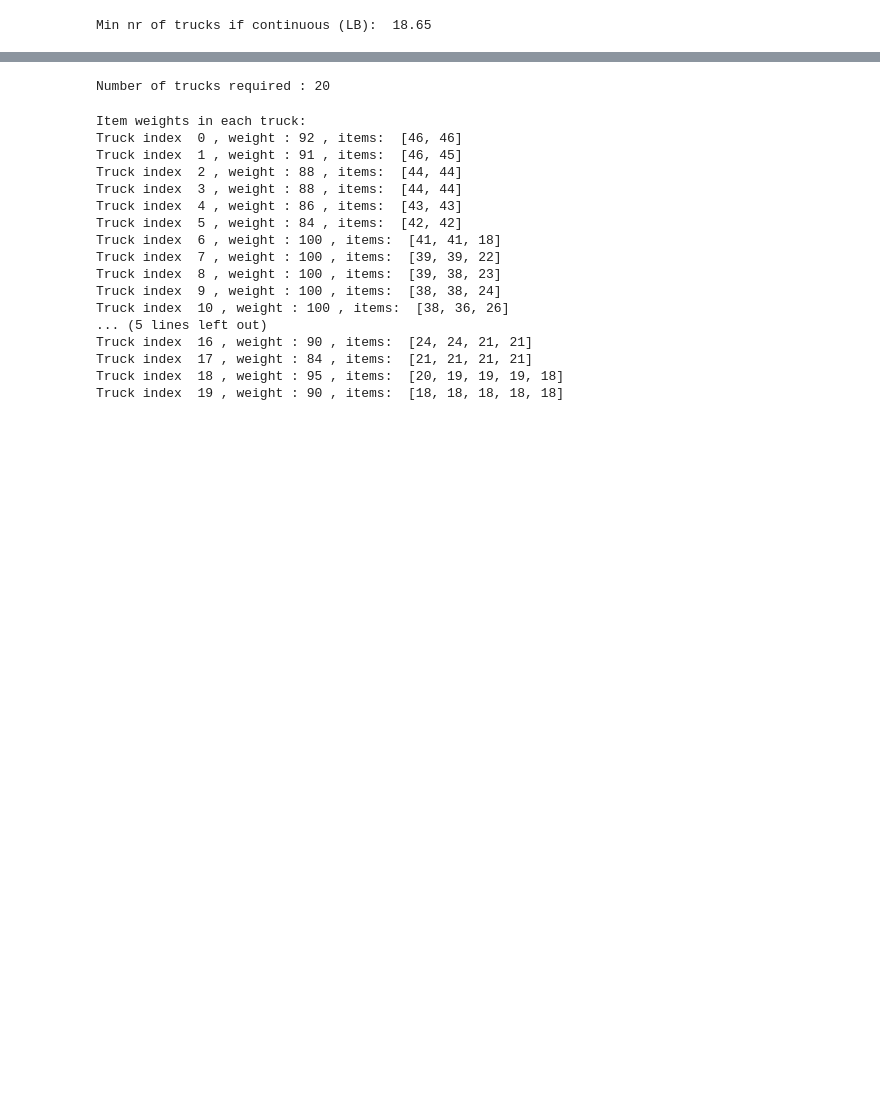
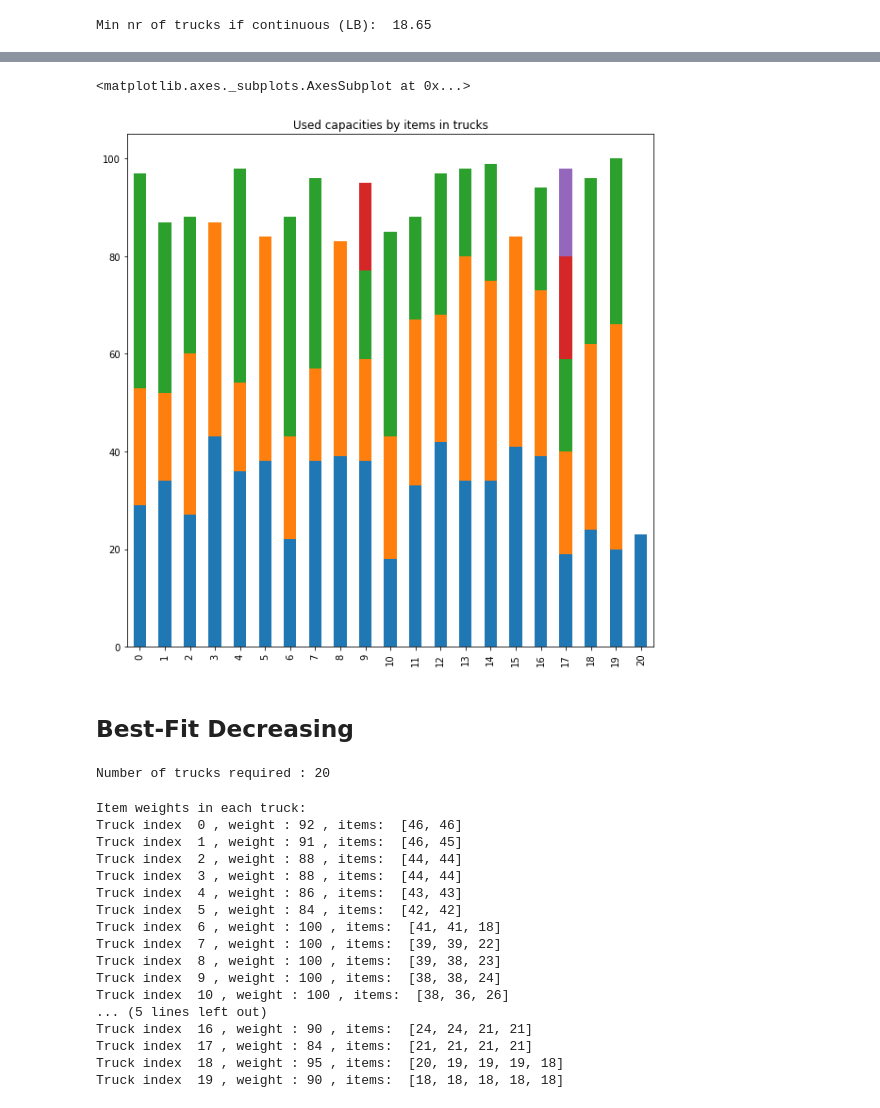
Before and after one commit to GLopezMUZH/Packing_and_Vehcicle_Routing, a Jupyter notebook: L&GV_Ex4_Part1_ItemsFromPlants.ipynb, the cells around one changed output, grey strips where cells are left out. Saved outputs shown, nothing was run; the diff lists cells and outputs as text; code cells hidden in the pictures; blank space fills up the shorter version.

```diff
--- a/L&GV_Ex4_Part1_ItemsFromPlants.ipynb
+++ b/L&GV_Ex4_Part1_ItemsFromPlants.ipynb
@@ -91,11 +98,7 @@ def invalidateSelected(w_arr, p_arr, selectedIndexes, excededWeight):
 # %%
 # Returns number of bins required using best fit online algorithm
 # code based on https://www.geeksforgeeks.org/bin-packing-problem-minimize-number-of-used-bins/
-def bestFitDecreasing(unordered_weights, n, c):
-
-    # Sort by weight decreasing
-    weights = np.sort(unordered_weights)[::-1]
-
+def bestFit(weights, n, c):
     # Initialize result (Count of bins)
     res = 0
 
@@ -135,6 +138,19 @@ def bestFitDecreasing(unordered_weights, n, c):
             #print("Assign to best truck. Idx =  ", bi, ", item idx = ", i, ", weight = ", weights[i])
             trucks_items[bi].append(i)
             trucks_items_weights[bi].append(weights[i])
-    return res, trucks_items, trucks_items_weights
+
+        # return only used bins
+        t_i_w = []
+        for i in range(n):
+            if sum(trucks_items_weights[i]) > 0:
+                t_i_w.append(trucks_items_weights[i])
+
+        # return only used bins
+        t_i = []
+        for i in range(n):
+            if sum(trucks_items[i]) > 0:
+                 t_i.append(trucks_items[i])
+
+    return res, t_i, t_i_w
 
 # This code is contributed by Rajput-Ji + GLM alterations
@@ -298,0 +365,9 @@ Min nr of trucks if continuous (LB):  18.65
+# %%
+n = len(w3_arr)
+nr_trucks = 0
+trucks_items = []
+trucks_items_weights = []
+
+nr_trucks, trucks_items, trucks_items_weights = bestFit(w3_arr, n, W_val)
+
+print("Number of trucks required :", nr_trucks)
@@ -299,3 +396,12 @@ Min nr of trucks if continuous (LB):  18.65
+# %%
+df = pd.DataFrame(trucks_items_weights)
+df = df.fillna(0)
+df.plot(kind='bar', stacked=True,title='Used capacities by items in trucks', figsize=(10,10), legend = False)
+# %% [output]
+<matplotlib.axes._subplots.AxesSubplot at 0x...>
+[figure, added]
+# %% [markdown]
+## Best-Fit Decreasing
 # %%
 n = len(w3_arr)
 nr_trucks, trucks_items, trucks_items_weights = bestFitDecreasing(w3_arr, n, W_val)
```
Also changed, not shown: parts of 19 cells of this notebook.
